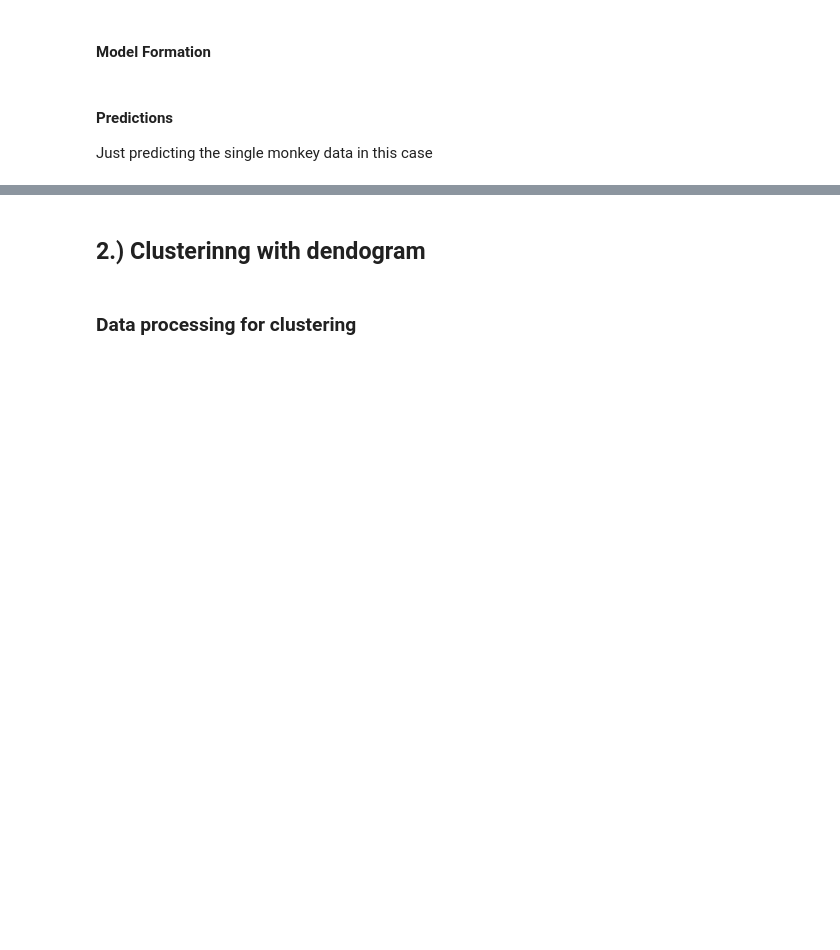
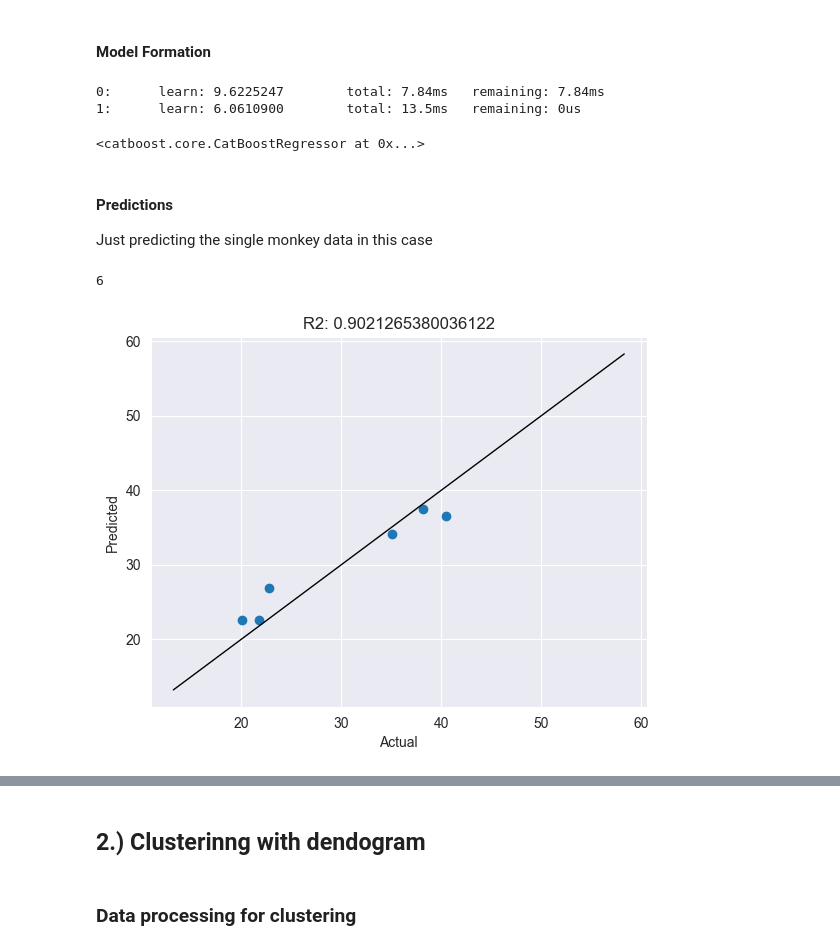
Before and after one commit to aidan-lew/monkey_health, a Jupyter notebook: B_monkeys.ipynb, the cells around one changed output, grey strips where cells are left out. Saved outputs shown, nothing was run; the diff lists cells and outputs as text; code cells hidden in the pictures; blank space fills up the shorter version.

```diff
--- a/B_monkeys.ipynb
+++ b/B_monkeys.ipynb
@@ -1332,8 +1396,68 @@ ValueError: Cannot specify both 'labels' and 'index'/'columns'
 # %% [markdown]
 #### Model Formation
+# %%
+### Making a model with the same perameters but without the single monkey data
+# regression for multiple monkey predicitons
+model13= CatBoostRegressor(iterations=2,
+    learning_rate=0.5,
+    #loss_function='MultiClass',
+    #custom_loss=['AUC','Accuracy'],
+    early_stopping_rounds=5,
+    #use_best_model=True,
+    #save_snapshot = True,
+    #snapshot_file='monkey_snapshot.bkp',
+    #interval is seconds
+    #snapshot_interval=120
+)
+
+model13.fit(oneless_X,
+           oneless_y,
+           cat_features=cat_features,
+           verbose=100 #tells how many iterations to print
+         )
+### 2 iters gives R2 = 0.12
+# %% [output]
+0:      learn: 9.6225247        total: 7.84ms   remaining: 7.84ms
+1:      learn: 6.0610900        total: 13.5ms   remaining: 0us
+<catboost.core.CatBoostRegressor at 0x...>
 # %% [markdown]
 #### Predictions
 Just predicting the single monkey data in this case
+# %%
+### Predicting the single monkey lymphocyte levels using the mult monkey minus single model
+## 2 iteration, 0.5 learning rate
+
+onless_a = model13.predict(sreg_X_validation)
+print(len(onless_a),
+     )
+onless_a_df = pd.DataFrame(onless_a)
+
+
+# Plot the predictions vs. actual with the R2 score
+fig, ax = plt.subplots()
+ax.scatter(sreg_y_validation, onless_a_df)
+
+
+ax.plot([sreg_y.min(), sreg_y.max()], [sreg_y.min(), sreg_y.max()],
+        'k-',
+        linewidth=1,
+        markersize=120
+)
+
+ax.set_xlabel('Actual')
+ax.set_ylabel('Predicted')
+#regression line
+#single_y_validation, single_a_df = single_y_validation.reshape(-1,1), single_a_df.reshape(-1,1)
+#ax.plot(single_y_validation, LinearRegression().fit(single_y_validation, single_a_df).predict(single_y_validation))
+
+
+
+ax.set_title('R2: ' + str(r2_score(sreg_y_validation, onless_a_df)))
+
+plt.show()
+# %% [output]
+6
+[figure, added]
 # %% [markdown]
 ### Summary
 - A.) A single monkey's lymphocyte levels can be accurately predicted (R2=0.85) using the model trained on all the monkeys.
```
Also changed, not shown: parts of 13 cells of this notebook.
